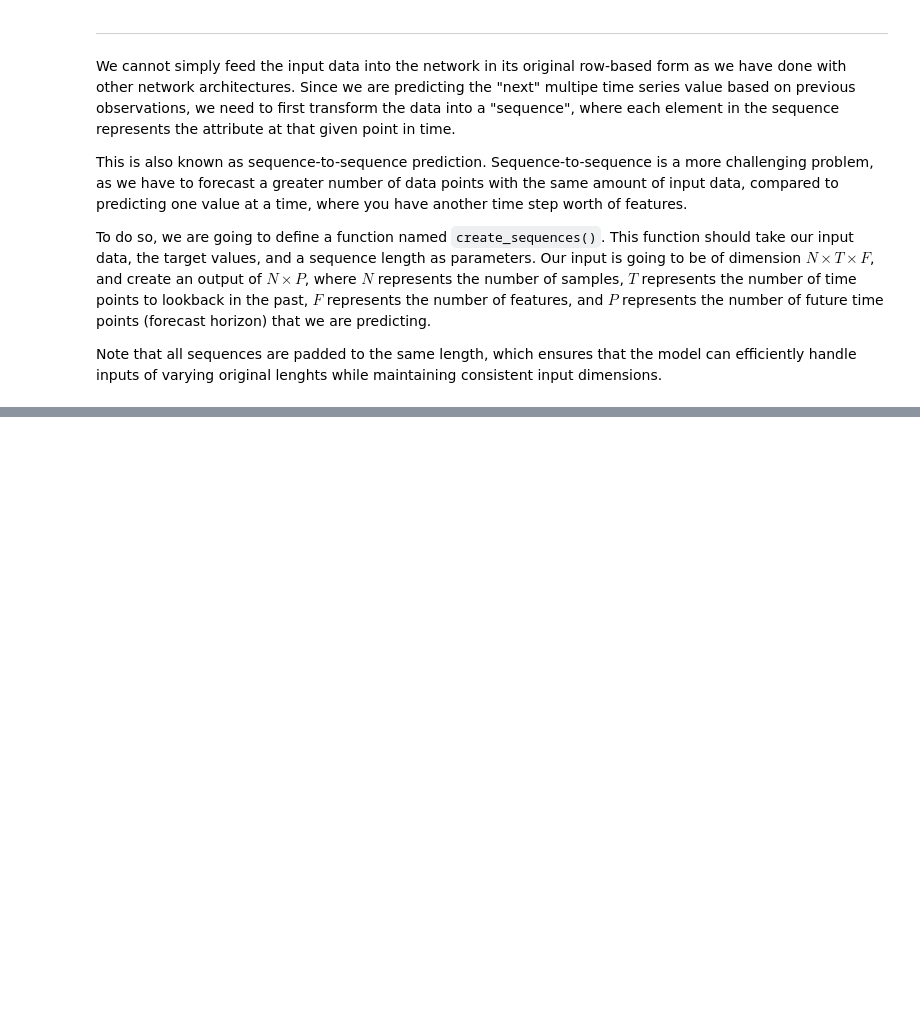
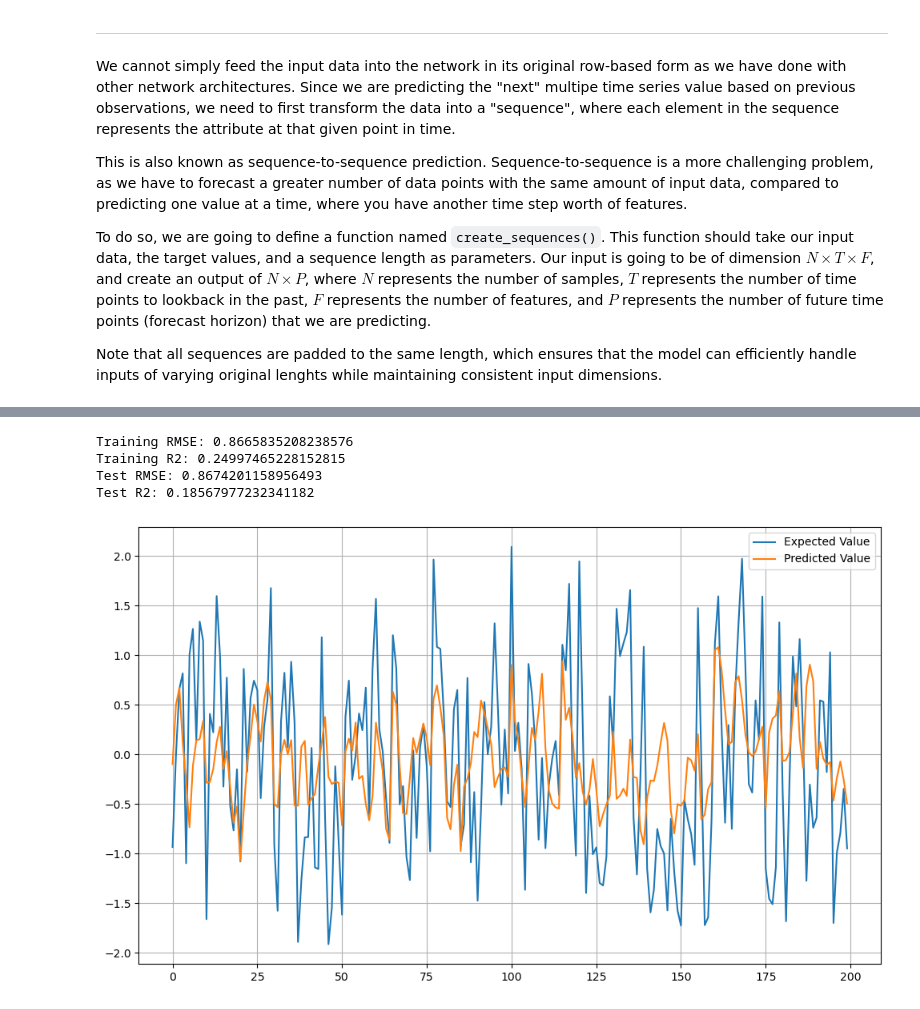
Before and after one commit to dmitrynovik/ml-module7, a Jupyter notebook: Module7-impl.ipynb, the cells around one changed output, grey strips where cells are left out. Cells and saved outputs as stored; diff of their text form; code cells hidden in the pictures; blank space fills up the shorter version.

```diff
--- a/Module7-impl.ipynb
+++ b/Module7-impl.ipynb
@@ -576,0 +865,43 @@ Note that all sequences are padded to the same length, which ensures that the mo
+# %%
+from sklearn.metrics import root_mean_squared_error
+from sklearn.metrics import r2_score
+def pred_eval(model, X, y, lengths, train_d, test_d, lookback, target_col):
+    model.eval()
+    with torch.no_grad():
+        train_preds = model(X, lengths)
+        print("Training RMSE:",root_mean_squared_error(y.flatten().tolist(),train_preds.flatten().tolist()))
+        print("Training R2:", r2_score(y.flatten().tolist(),train_preds.flatten().tolist()))
+        X_test = []
+        y_test = []
+        lengths_test = []
+        for count, (location_id, test_values, scaler) in enumerate(test_d):
+            train_values = train_d[count][1]
+            X_test.append(train_values[-lookback:])
+            y_test.append(test_values[:,target_col])
+            # Append the actual lengths (just like the training phase)
+            lengths_test.append(len(train_values[-lookback:]))
+        X_test = torch.Tensor(X_test)
+        y_test = torch.Tensor(y_test)
+        lengths_test = torch.Tensor(lengths_test).long()
+        test_preds = model(X_test,lengths_test)
+        #print(y_test.flatten().tolist())
+        #print(test_preds.flatten().tolist())
+        print("Test RMSE:",root_mean_squared_error(y_test.flatten().tolist(),test_preds.flatten().tolist()))
+        print("Test R2:", r2_score(y_test.flatten().tolist(),test_preds.flatten().tolist()))
+        plt.figure(figsize=(10, 6))
+        plt.plot(y_test.flatten().tolist(), label="Expected Value")
+        plt.plot(test_preds.flatten().tolist(), label="Predicted Value")
+        plt.grid()
+        plt.legend(fontsize=10)
+        plt.tight_layout()
+        plt.show()
+# %%
+lookback = 5
+target_col = 0
+pred_eval(model_lstm_5, X_5, y_5, lenghts_5, train_d_5, test_d_5, lookback, target_col)
+# %% [output]
+Training RMSE: 0.8665835208238576
+Training R2: 0.24997465228152815
+Test RMSE: 0.8674201158956493
+Test R2: 0.18567977232341182
+[figure, added]
```
Also changed, not shown: parts of 34 cells of this notebook.
